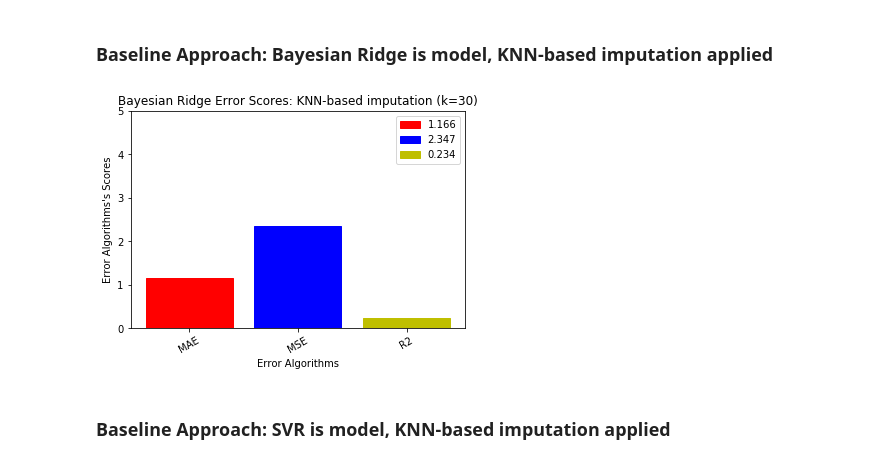
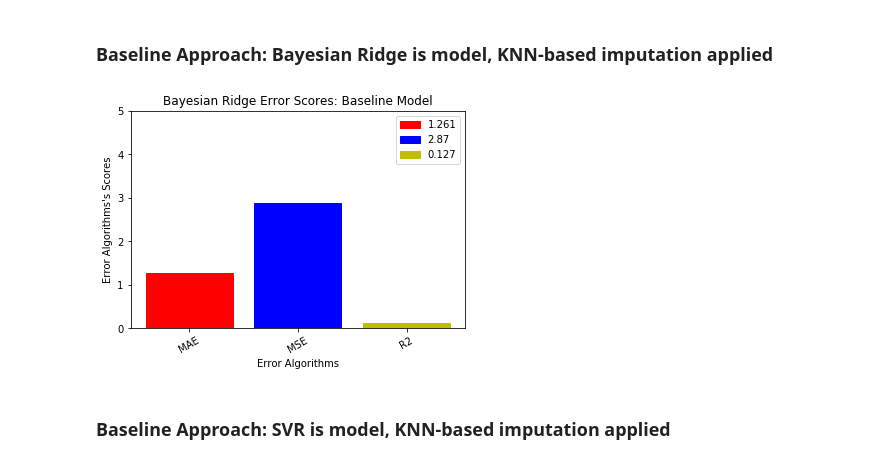
Before and after one commit to ali0jn/Algology, a Jupyter notebook: Data Analysis.ipynb, the cells around one changed output. Drawn from its saved outputs; the diff is of its cells as text; code cells hidden in the pictures.

```diff
--- a/Data Analysis.ipynb
+++ b/Data Analysis.ipynb
@@ -71,14 +59,8 @@ plotErrorScores(mae, mse, r2, 'LinearRegression, error scores (baseline app, knn
 # %% [markdown]
 ### Baseline Approach: Bayesian Ridge is model, KNN-based imputation applied
-# %%
-pipe_br_knn = make_pipeline(StandardScaler(), BayesianRidge())
-pipe_br_knn.fit(X_train, y_train)
-y_pred = pipe_br_knn.predict(X_test)
-mae = round(mean_absolute_error(y_test, y_pred),3)
-mse = round(mean_squared_error(y_test, y_pred),3)
-r2 = round(r2_score(y_test, y_pred),3)
-plotErrorScores(mae, mse, r2, 'BayesianRidge, error scores (baseline app, knn imputation)', 'Bayesian Ridge Error Scores: KNN-based imputation (k=30)')
-# %% [output]
-[figure, removed]
+# %%
+plot_baseline(BayesianRidge(), 'BayesianRidge, error scores (baseline model)', 'Bayesian Ridge Error Scores: Baseline Model')
+# %% [output]
+[figure, added]
 # %% [markdown]
 ### Baseline Approach: SVR is model, KNN-based imputation applied
```
Also changed, not shown: parts of 34 cells of this notebook, 30 other files.
